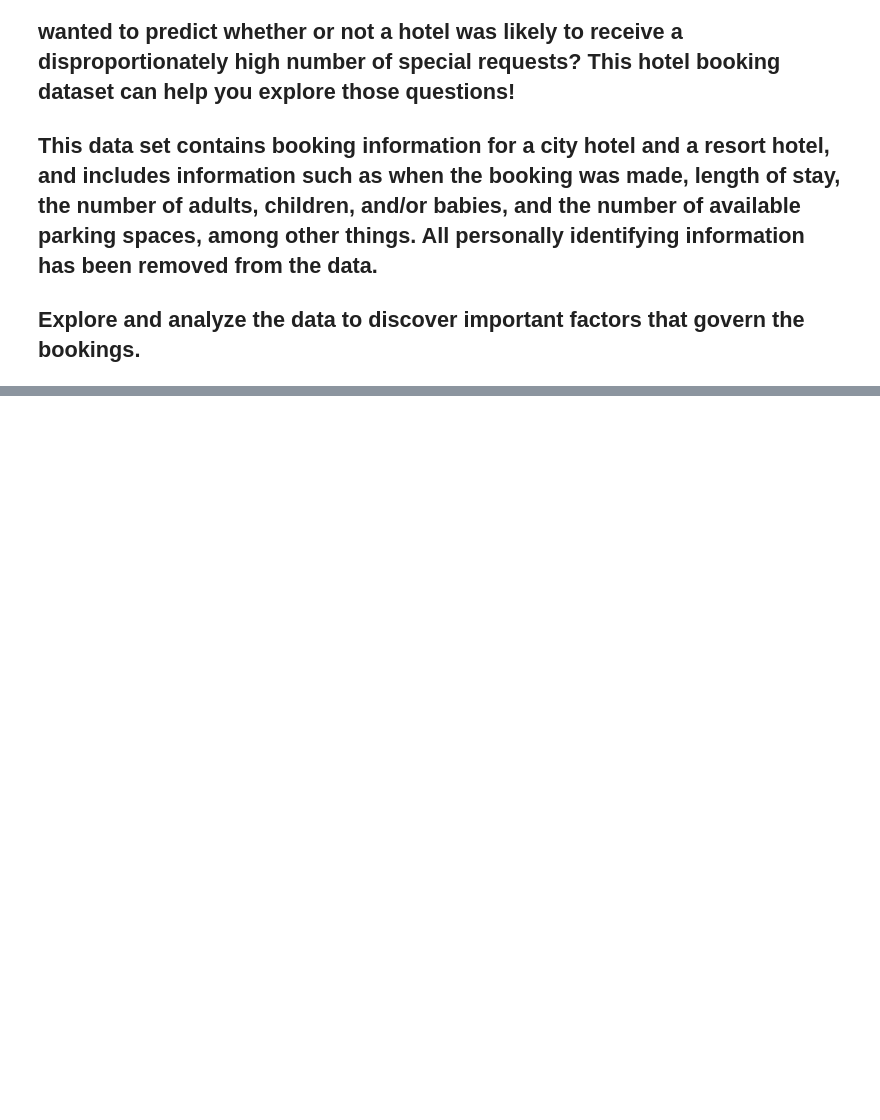
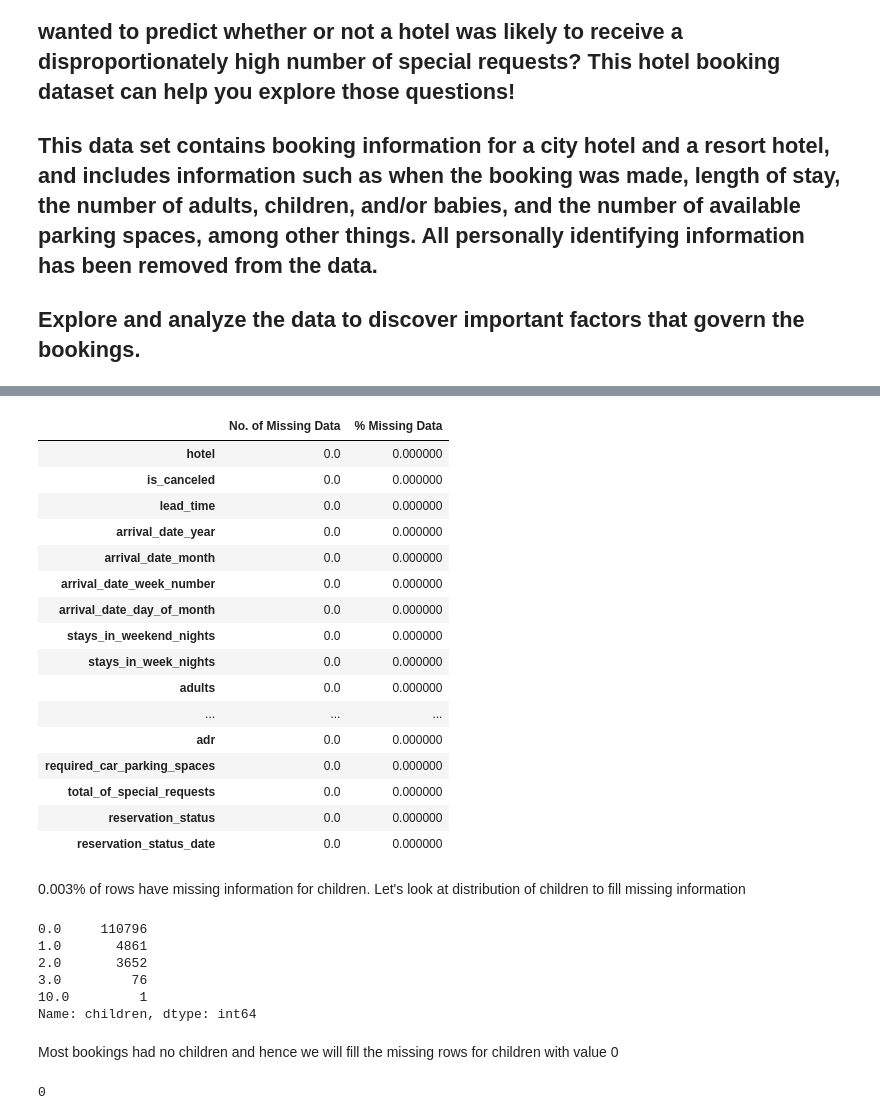
Before and after one commit to chandusayhi/Hotel-Booking-Analysis, a Jupyter notebook: Hotel_Booking_Analysis_Capstone_Project.ipynb, the cells around one changed output, grey strips where cells are left out. Drawn from its saved outputs; the diff is of its cells as text; code cells hidden in the pictures; blank space fills up the shorter version.

```diff
--- a/Hotel_Booking_Analysis_Capstone_Project.ipynb
+++ b/Hotel_Booking_Analysis_Capstone_Project.ipynb
@@ -13,0 +193,35 @@ Mounted at /content/drive
+# %%
+perc_missing_data = pd.DataFrame([data.isnull().sum(),data.isnull().sum()*100.0/data.shape[0]]).T
+perc_missing_data.columns = ['No. of Missing Data', '% Missing Data']
+perc_missing_data
+# %% [output]
+|  | No. of Missing Data | % Missing Data |
+| hotel | 0.0 | 0.000000 |
+| is_canceled | 0.0 | 0.000000 |
+| lead_time | 0.0 | 0.000000 |
+| arrival_date_year | 0.0 | 0.000000 |
+| arrival_date_month | 0.0 | 0.000000 |
+| arrival_date_week_number | 0.0 | 0.000000 |
+| arrival_date_day_of_month | 0.0 | 0.000000 |
+| stays_in_weekend_nights | 0.0 | 0.000000 |
+| stays_in_week_nights | 0.0 | 0.000000 |
+| adults | 0.0 | 0.000000 |
+| ... | ... | ... |
+| adr | 0.0 | 0.000000 |
+| required_car_parking_spaces | 0.0 | 0.000000 |
+| total_of_special_requests | 0.0 | 0.000000 |
+| reservation_status | 0.0 | 0.000000 |
+| reservation_status_date | 0.0 | 0.000000 |
+# %% [markdown]
+0.003% of rows have missing information for children. Let's look at distribution of children to fill missing information
+# %%
+data['children'].value_counts()
+# %% [output]
+0.0     110796
+1.0       4861
+2.0       3652
+3.0         76
+10.0         1
+Name: children, dtype: int64
+# %% [markdown]
+Most bookings had no children and hence we will fill the missing rows for children with value 0
@@ -13,0 +230,4 @@ Mounted at /content/drive
+# %%
+data['children'].isnull().sum()
+# %% [output]
+0
```
Also changed, not shown: parts of 24 cells of this notebook.
